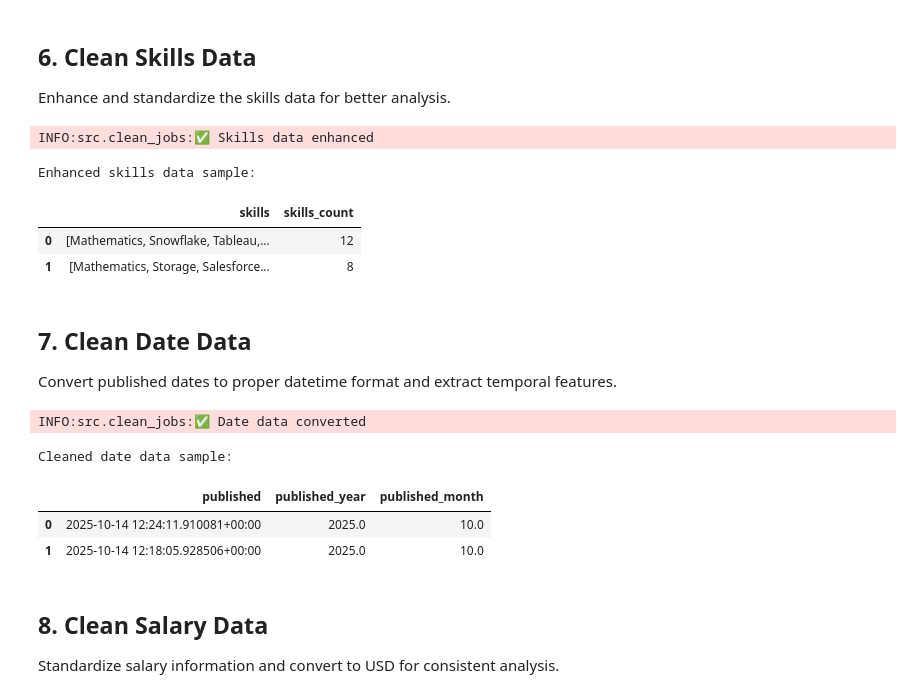
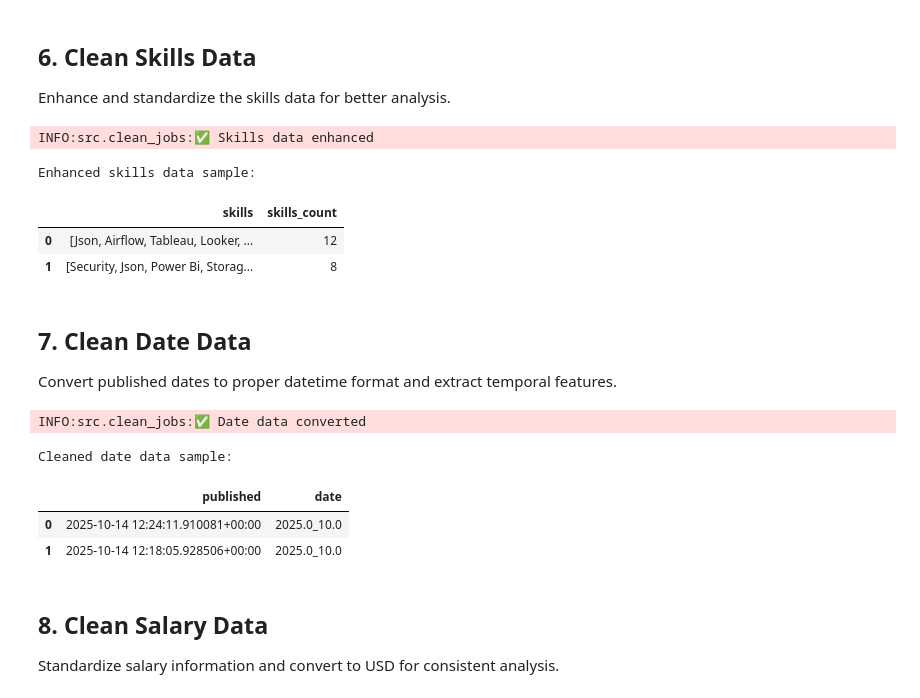
Before and after one commit to Mayenmein/skillhub, a Jupyter notebook: notebooks/02 cleaning.ipynb, the cells around one changed output. Saved outputs shown, nothing was run; the diff lists cells and outputs as text; code cells hidden in the pictures.

```diff
--- a/notebooks/02 cleaning.ipynb
+++ b/notebooks/02 cleaning.ipynb
@@ -102,7 +100,7 @@ Classify and standardize job titles using the hybrid classification approach.
 title_classifier = HybridJobTitleClassifier()
 
 # Clean and classify job titles
-cleaned_titles = title_classifier.classify_dataframe(raw_df, 'title', 3)
+cleaned_titles = title_classifier.classify_dataframe(raw_df, 'title')
 
 # Display the cleaned title data
 print("📝 Cleaned job titles sample:")
@@ -145,8 +157,8 @@ cleaned_skills[['skills','skills_count']].head(2)
 INFO:src.clean_jobs:✅ Skills data enhanced
 Enhanced skills data sample:
 |  | skills | skills_count |
-| 0 | [Mathematics, Snowflake, Tableau,... | 12 |
-| 1 | [Mathematics, Storage, Salesforce... | 8 |
+| 0 | [Json, Airflow, Tableau, Looker, ... | 12 |
+| 1 | [Security, Json, Power Bi, Storag... | 8 |
 # %% [markdown]
 ## 7. Clean Date Data
 
@@ -154,16 +166,16 @@ Convert published dates to proper datetime format and extract temporal features.
 # %%
 # Convert date columns to proper datetime format
 cleaned_date = cleaner.convert_dates(cleaned_skills)
 
 # Display the cleaned date data
 print("Cleaned date data sample:")
-cleaned_date[['published','published_year','published_month']].head(2)
+cleaned_date[['published','date']].head(2)
 # %% [output]
 INFO:src.clean_jobs:✅ Date data converted
 Cleaned date data sample:
-|  | published | published_year | published_month |
-| 0 | 2025-10-14 12:24:11.910081+00:00 | 2025.0 | 10.0 |
-| 1 | 2025-10-14 12:18:05.928506+00:00 | 2025.0 | 10.0 |
+|  | published | date |
+| 0 | 2025-10-14 12:24:11.910081+00:00 | 2025.0_10.0 |
+| 1 | 2025-10-14 12:18:05.928506+00:00 | 2025.0_10.0 |
 # %% [markdown]
 ## 8. Clean Salary Data
 
```
Also changed, not shown: parts of 6 cells of this notebook, 6 other files.
